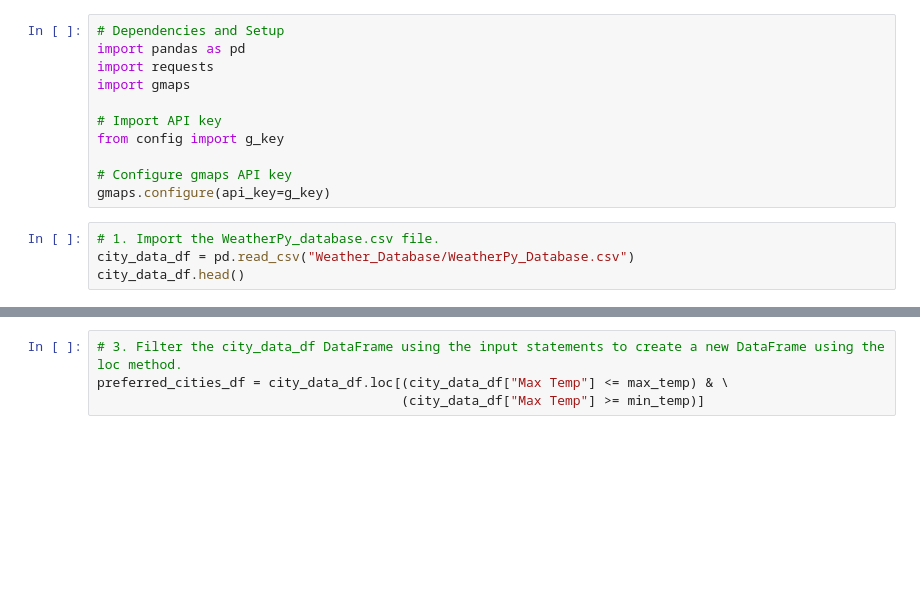
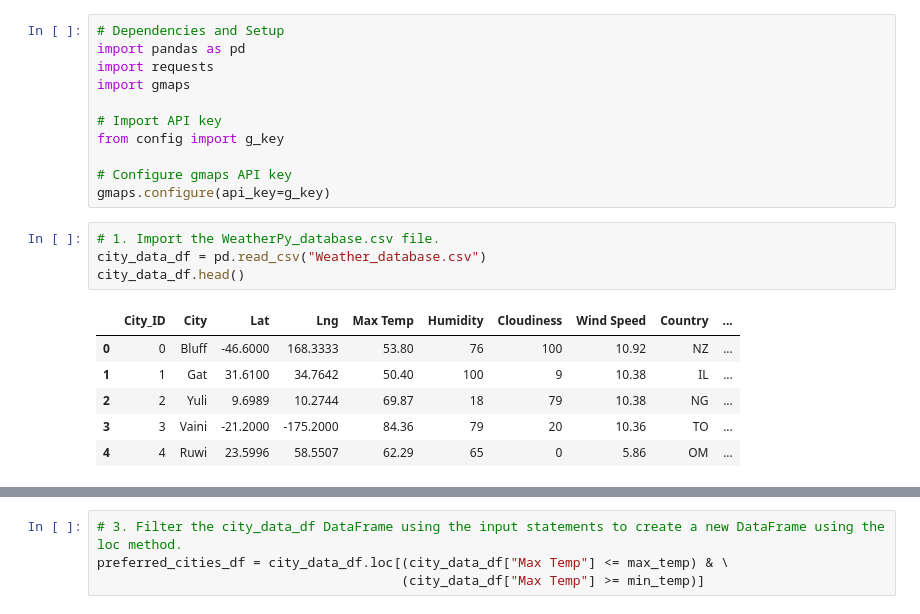
Before and after one commit to ianakt/World_Weather_Analysis, a Jupyter notebook: Vacation_Search/Vacation_Search.ipynb, the cells around one changed output, grey strips where cells are left out. Saved outputs shown, nothing was run; the diff lists cells and outputs as text; blank space fills up the shorter version.

```diff
--- a/Vacation_Search/Vacation_Search.ipynb
+++ b/Vacation_Search/Vacation_Search.ipynb
@@ -13,8 +13,15 @@ from config import g_key
 gmaps.configure(api_key=g_key)
 # %%
 # 1. Import the WeatherPy_database.csv file.
-city_data_df = pd.read_csv("Weather_Database/WeatherPy_Database.csv")
+city_data_df = pd.read_csv("Weather_database.csv")
 city_data_df.head()
+# %% [output]
+|  | City_ID | City | Lat | Lng | Max Temp | Humidity | Cloudiness | Wind Speed | Country | ... |
+| 0 | 0 | Bluff | -46.6000 | 168.3333 | 53.80 | 76 | 100 | 10.92 | NZ | ... |
+| 1 | 1 | Gat | 31.6100 | 34.7642 | 50.40 | 100 | 9 | 10.38 | IL | ... |
+| 2 | 2 | Yuli | 9.6989 | 10.2744 | 69.87 | 18 | 79 | 10.38 | NG | ... |
+| 3 | 3 | Vaini | -21.2000 | -175.2000 | 84.36 | 79 | 20 | 10.36 | TO | ... |
+| 4 | 4 | Ruwi | 23.5996 | 58.5507 | 62.29 | 65 | 0 | 5.86 | OM | ... |
 # %%
 # 2. Prompt the user to enter minimum and maximum temperature criteria
 min_temp = float(input("What is the minimum temperature you would like for your trip? "))
```
Also changed, not shown: parts of 16 cells of this notebook, 3 other files.
